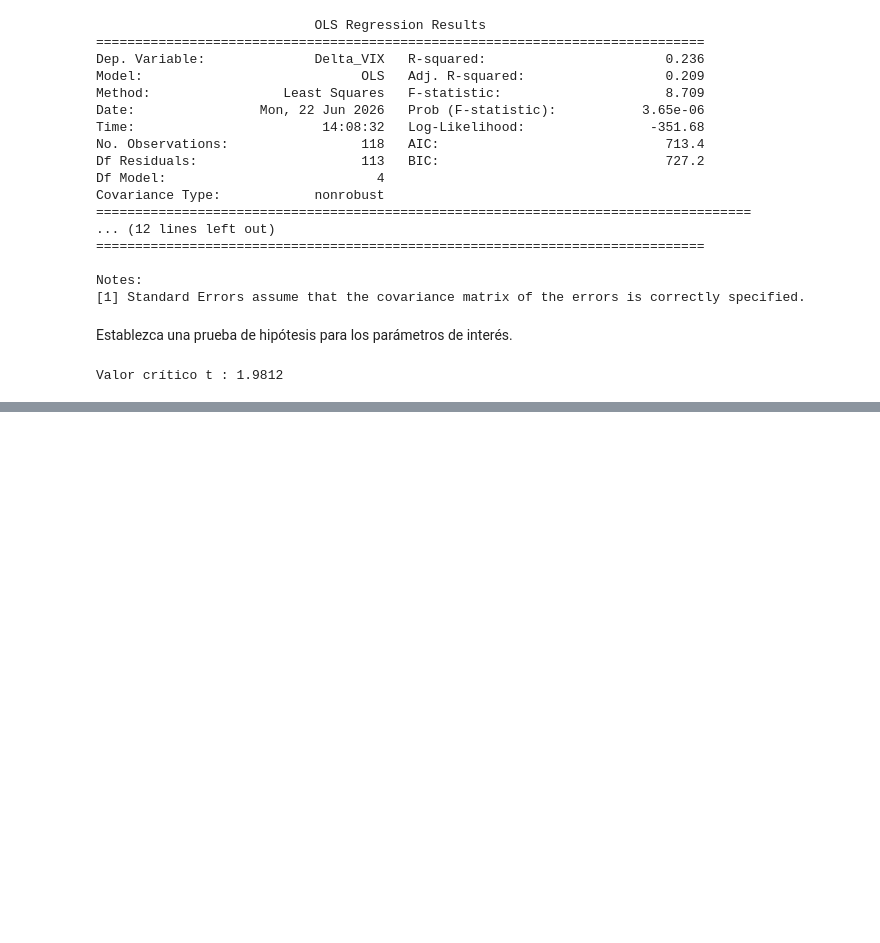
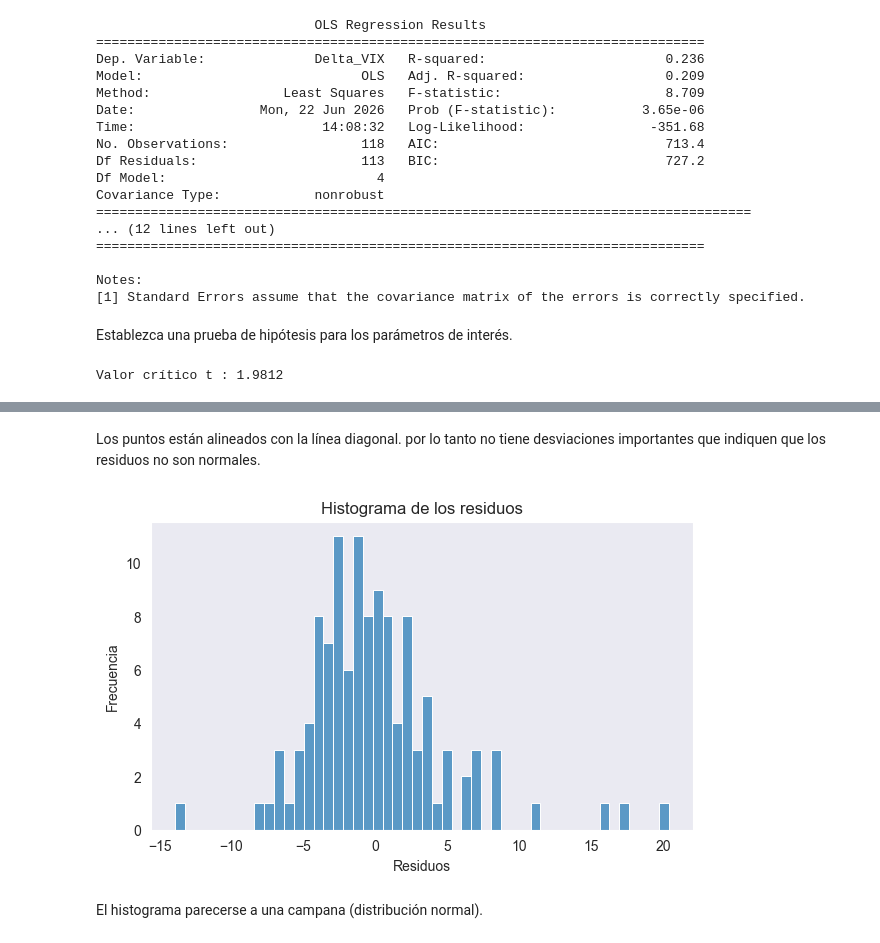
Before and after one commit to Felipe-Lopez-Vergara/ds_finance_-Lopez-, a Jupyter notebook: notebooks/HW_Sesion_3.ipynb, the cells around one changed output, grey strips where cells are left out. Saved outputs shown, nothing was run; the diff lists cells and outputs as text; code cells hidden in the pictures; blank space fills up the shorter version.

```diff
--- a/notebooks/HW_Sesion_3.ipynb
+++ b/notebooks/HW_Sesion_3.ipynb
@@ -360,0 +461,13 @@ Se rechaza $H_0$. existe evidencia estadística significativa de que el coeficie
+# %% [markdown]
+Los puntos están alineados con la línea diagonal. por lo tanto no tiene desviaciones importantes que indiquen que los residuos no son normales.
+# %%
+plt.figure(figsize=(7,4))
+sns.histplot(residuals_reg_mul, bins = 50, alpha = 0.7 )
+plt.title('Histograma de los residuos')
+plt.xlabel('Residuos')
+plt.ylabel('Frecuencia')
+plt.show()
+# %% [output]
+[figure, added]
+# %% [markdown]
+El histograma parecerse a una campana (distribución normal).
```
Also changed, not shown: parts of 16 cells of this notebook.
